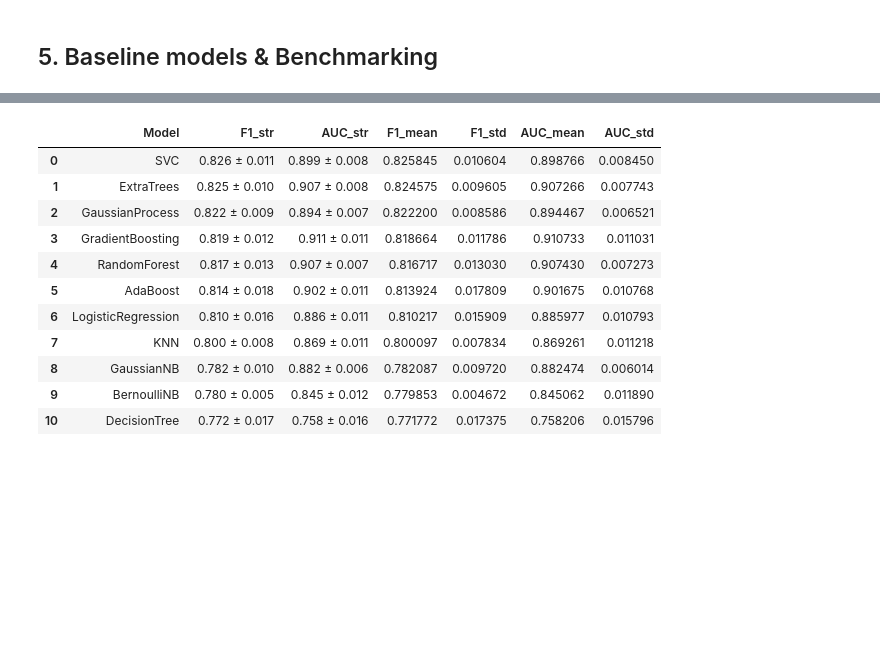
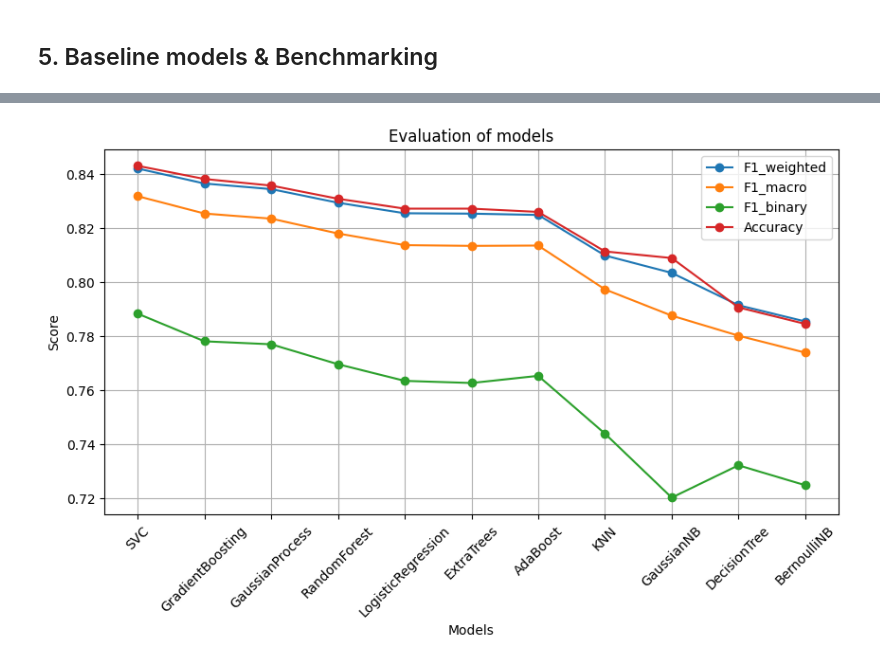
Before and after one commit to Nimaabediforud/BioFusion-Hybrid-Biomedical-Prediction, a Jupyter notebook: Notebooks/ML-Classification.ipynb, the cells around one changed output, grey strips where cells are left out. Drawn from its saved outputs; the diff is of its cells as text; code cells hidden in the pictures; blank space fills up the shorter version.

```diff
--- a/Notebooks/ML-Classification.ipynb
+++ b/Notebooks/ML-Classification.ipynb
@@ -207,44 +207,17 @@ results_df
-# %%
-# Use K-folds
-#-------------------
-
-cv = StratifiedKFold(n_splits=5, shuffle=True, random_state=RANDOM_STATE)
-
-results = []
-for name, base_model in models.items():
-    pipe = Pipeline(steps=[("pre", preprocessor), ("clf", base_model)])
-    # F1-weighted
-    f1_scores = cross_val_score(pipe, X_train, y_train, cv=cv, scoring='f1_weighted', n_jobs=-1)
-    # ROC-AUC (requires predict_proba or decision_function; will error for some models like KNN? usually OK)
-    try:
-        auc_scores = cross_val_score(pipe, X_train, y_train, cv=cv, scoring='roc_auc', n_jobs=-1)
-    except Exception:
-        auc_scores = np.array([np.nan]*cv.get_n_splits())
-    results.append({
-        "Model": name,
-        "F1_mean": f1_scores.mean(),
-        "F1_std": f1_scores.std(),
-        "AUC_mean": np.nanmean(auc_scores),
-        "AUC_std": np.nanstd(auc_scores)
-    })
-
-results_df = pd.DataFrame(results).sort_values(by='F1_mean', ascending=False).reset_index(drop=True)
-results_df['F1_str'] = results_df.apply(lambda r: f"{r['F1_mean']:.3f} ± {r['F1_std']:.3f}", axis=1)
-results_df['AUC_str'] = results_df.apply(lambda r: (f"{r['AUC_mean']:.3f} ± {r['AUC_std']:.3f}"
-                                                   if not np.isnan(r['AUC_mean']) else "n/a"), axis=1)
-results_df = results_df[["Model","F1_str","AUC_str","F1_mean","F1_std","AUC_mean","AUC_std"]]
-
-results_df
-# %% [output]
-|  | Model | F1_str | AUC_str | F1_mean | F1_std | AUC_mean | AUC_std |
-| 0 | SVC | 0.826 ± 0.011 | 0.899 ± 0.008 | 0.825845 | 0.010604 | 0.898766 | 0.008450 |
-| 1 | ExtraTrees | 0.825 ± 0.010 | 0.907 ± 0.008 | 0.824575 | 0.009605 | 0.907266 | 0.007743 |
-| 2 | GaussianProcess | 0.822 ± 0.009 | 0.894 ± 0.007 | 0.822200 | 0.008586 | 0.894467 | 0.006521 |
-| 3 | GradientBoosting | 0.819 ± 0.012 | 0.911 ± 0.011 | 0.818664 | 0.011786 | 0.910733 | 0.011031 |
-| 4 | RandomForest | 0.817 ± 0.013 | 0.907 ± 0.007 | 0.816717 | 0.013030 | 0.907430 | 0.007273 |
-| 5 | AdaBoost | 0.814 ± 0.018 | 0.902 ± 0.011 | 0.813924 | 0.017809 | 0.901675 | 0.010768 |
-| 6 | LogisticRegression | 0.810 ± 0.016 | 0.886 ± 0.011 | 0.810217 | 0.015909 | 0.885977 | 0.010793 |
-| 7 | KNN | 0.800 ± 0.008 | 0.869 ± 0.011 | 0.800097 | 0.007834 | 0.869261 | 0.011218 |
-| 8 | GaussianNB | 0.782 ± 0.010 | 0.882 ± 0.006 | 0.782087 | 0.009720 | 0.882474 | 0.006014 |
-| 9 | BernoulliNB | 0.780 ± 0.005 | 0.845 ± 0.012 | 0.779853 | 0.004672 | 0.845062 | 0.011890 |
-| 10 | DecisionTree | 0.772 ± 0.017 | 0.758 ± 0.016 | 0.771772 | 0.017375 | 0.758206 | 0.015796 |
+# %%
+# Plot the benchmarking results
+results_df.plot(
+    figsize=(10, 5),
+    title="Evaluation of models",
+    xlabel="Models",
+    ylabel="Score",
+    xticks=results_df.index,
+    grid=True,
+    marker='o'
+)
+
+# Set x-axis as the models name
+plt.xticks(ticks=results_df.index, labels=results_df['Model'], rotation=45)
+plt.show()
+# %% [output]
+[figure, added]
```
Also changed, not shown: parts of 13 cells of this notebook, 2 other files.
